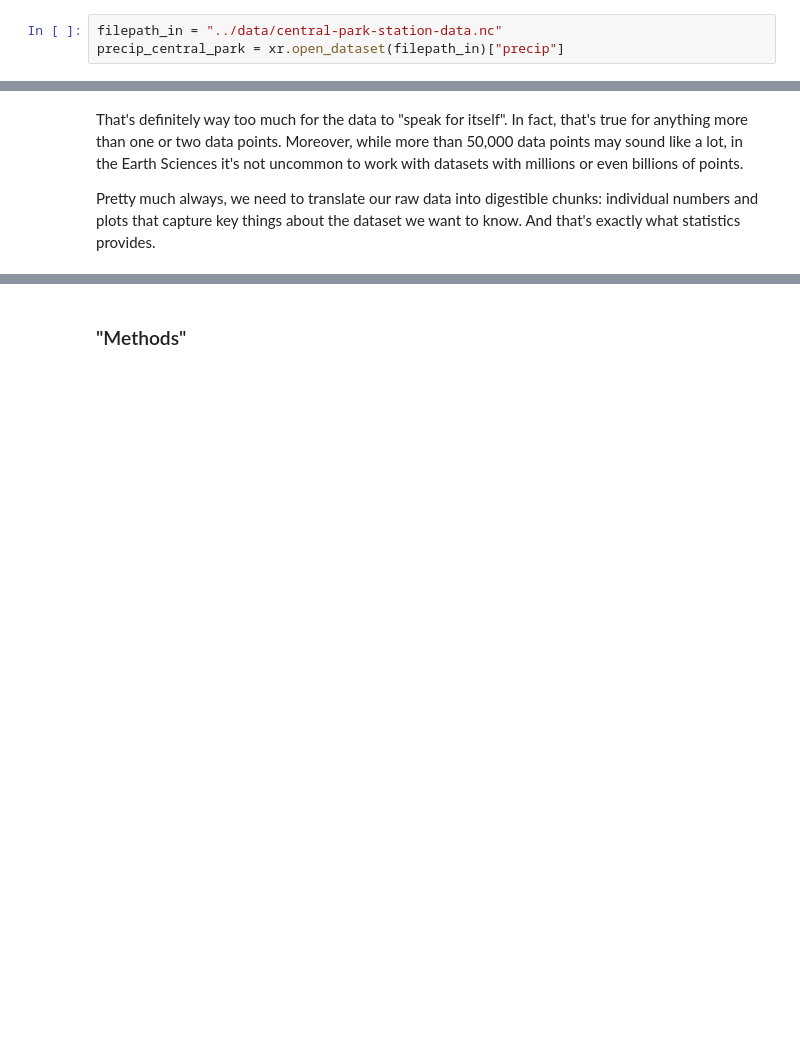
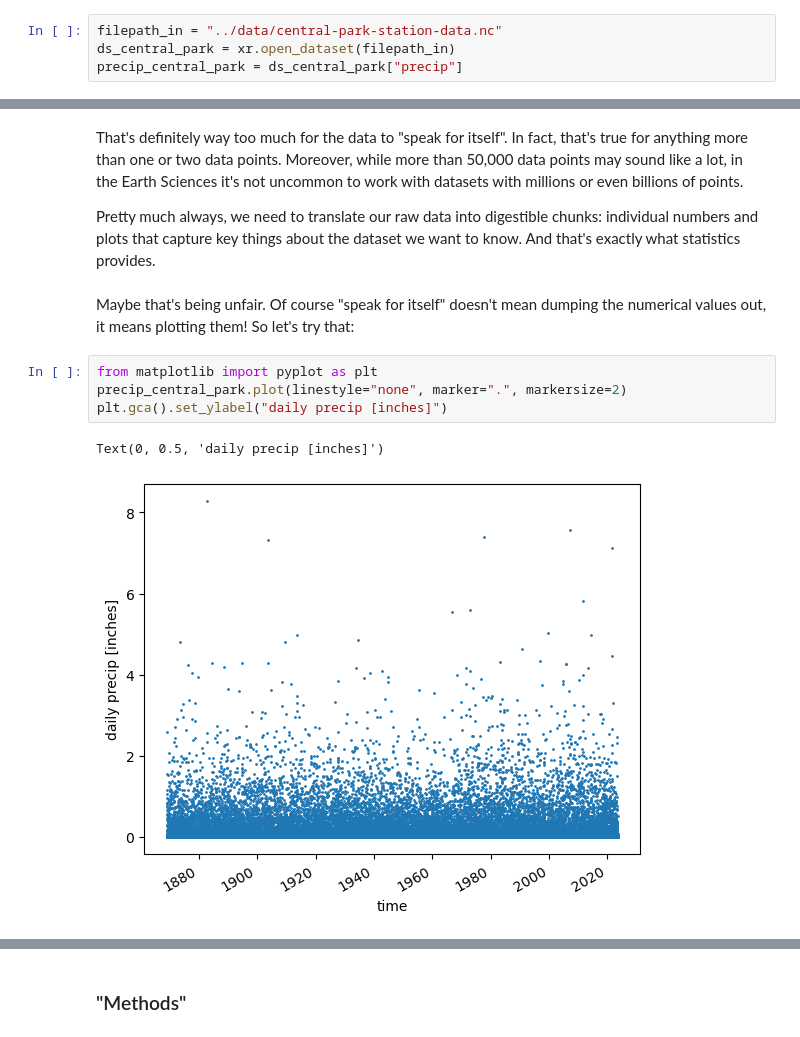
Before and after one commit to spencerahill/stat-methods-course, a Jupyter notebook: lectures/intro.ipynb, the cells around one changed output, grey strips where cells are left out. Saved outputs shown, nothing was run; the diff lists cells and outputs as text; blank space fills up the shorter version.

```diff
--- a/lectures/intro.ipynb
+++ b/lectures/intro.ipynb
@@ -24,7 +24,8 @@ If it did, we could just print out its values, take it all in, and be pleased wi
 import xarray as xr
 # %%
 filepath_in = "../data/central-park-station-data.nc"
-precip_central_park = xr.open_dataset(filepath_in)["precip"]
+ds_central_park = xr.open_dataset(filepath_in)
+precip_central_park = ds_central_park["precip"]
 # %%
 print(f"# of values in the dataset: {len(precip_central_park)}")
 # %% [output]
@@ -59,3 +60,12 @@ with np.printoptions(threshold=np.inf):
 That's definitely way too much for the data to "speak for itself".  In fact, that's true for anything more than one or two data points.  Moreover, while more than 50,000 data points may sound like a lot, in the Earth Sciences it's not uncommon to work with datasets with millions or even billions of points.
 
 Pretty much always, we need to translate our raw data into digestible chunks: individual numbers and plots that capture key things about the dataset we want to know.  And that's exactly what statistics provides.
+# %% [markdown]
+Maybe that's being unfair.  Of course "speak for itself" doesn't mean dumping the numerical values out, it means plotting them!  So let's try that:
+# %%
+from matplotlib import pyplot as plt
+precip_central_park.plot(linestyle="none", marker=".", markersize=2)
+plt.gca().set_ylabel("daily precip [inches]")
+# %% [output]
+Text(0, 0.5, 'daily precip [inches]')
+[figure, added]
```
Also changed, not shown: parts of 18 cells of this notebook, 2 other files.
